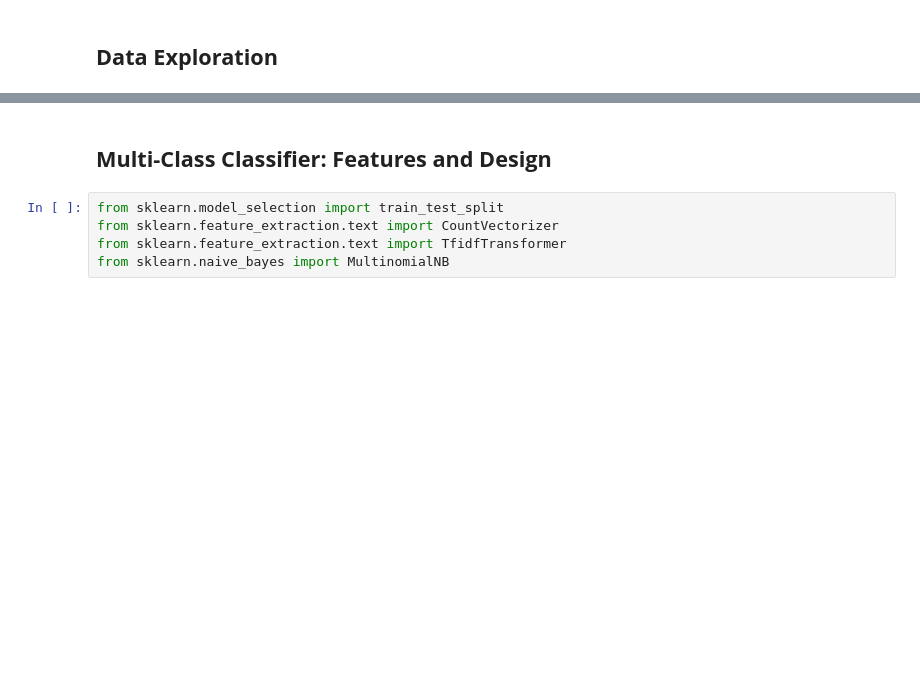
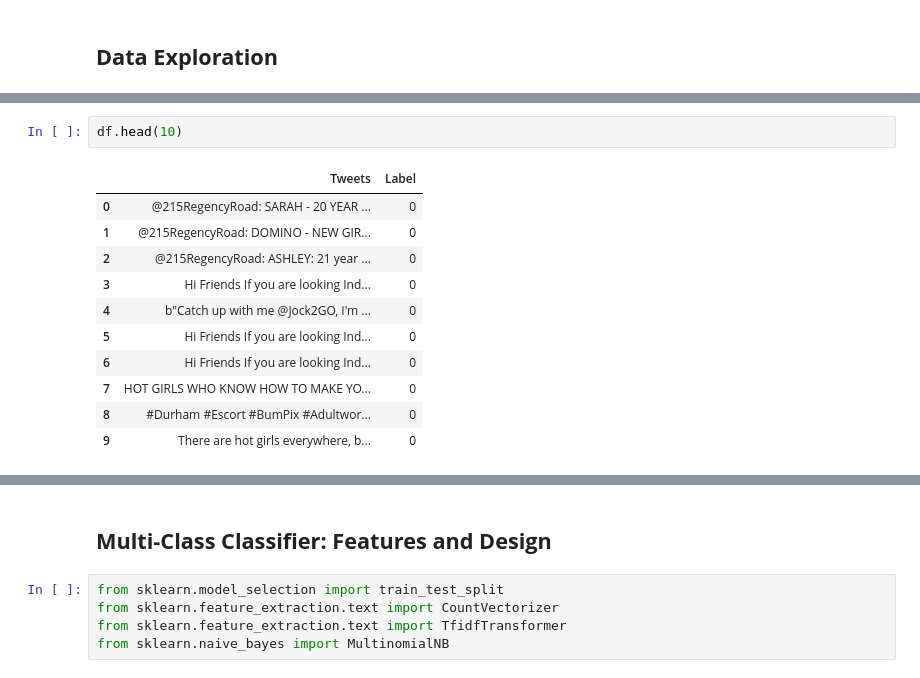
Before and after one commit to biranchi2018/School_of_AI_KL, a Jupyter notebook: TwitterTextAnalysis.ipynb, the cells around one changed output, grey strips where cells are left out. Cells and saved outputs as stored; diff of their text form; blank space fills up the shorter version.

```diff
--- a/TwitterTextAnalysis.ipynb
+++ b/TwitterTextAnalysis.ipynb
@@ -13,0 +90,14 @@ Saving illicittwitter.csv to illicittwitter (1).csv
+# %%
+df.head(10)
+# %% [output]
+|  | Tweets | Label |
+| 0 | @215RegencyRoad: SARAH - 20 YEAR ... | 0 |
+| 1 | @215RegencyRoad: DOMINO - NEW GIR... | 0 |
+| 2 | @215RegencyRoad: ASHLEY: 21 year ... | 0 |
+| 3 | Hi Friends If you are looking Ind... | 0 |
+| 4 | b"Catch up with me @Jock2GO, I'm ... | 0 |
+| 5 | Hi Friends If you are looking Ind... | 0 |
+| 6 | Hi Friends If you are looking Ind... | 0 |
+| 7 | HOT GIRLS WHO KNOW HOW TO MAKE YO... | 0 |
+| 8 | #Durham #Escort #BumPix #Adultwor... | 0 |
+| 9 | There are hot girls everywhere, b... | 0 |
```
Also changed, not shown: parts of 34 cells of this notebook.
